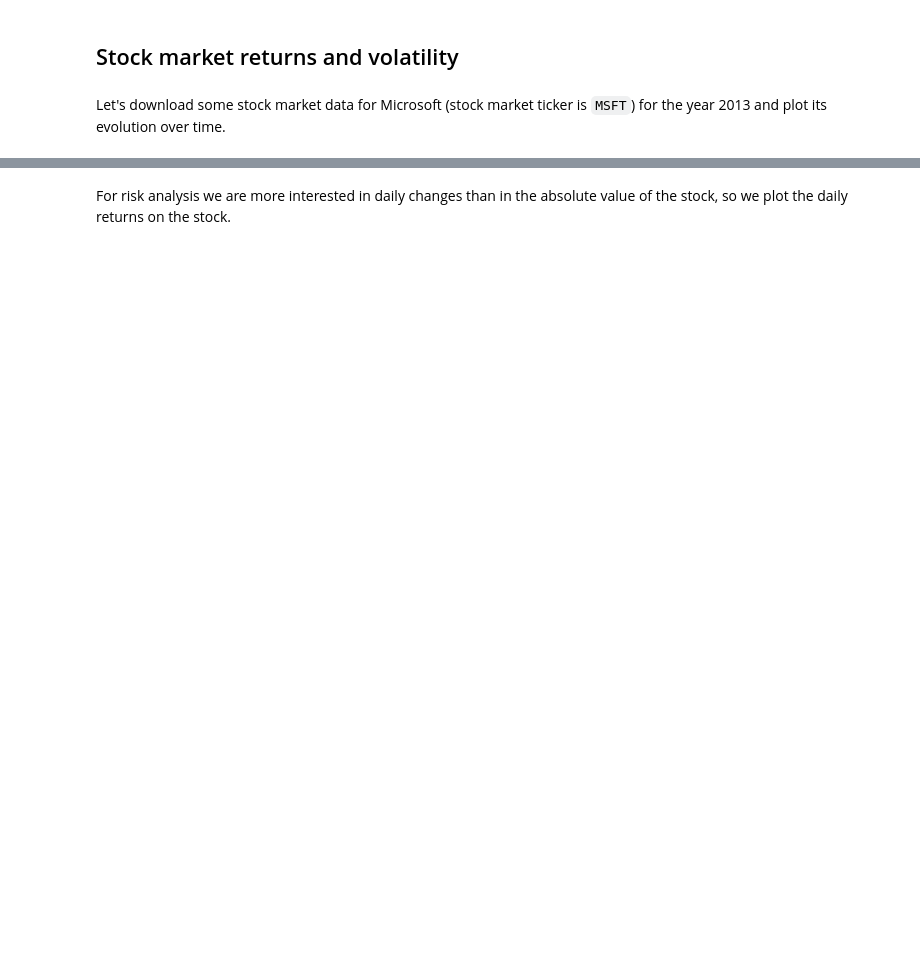
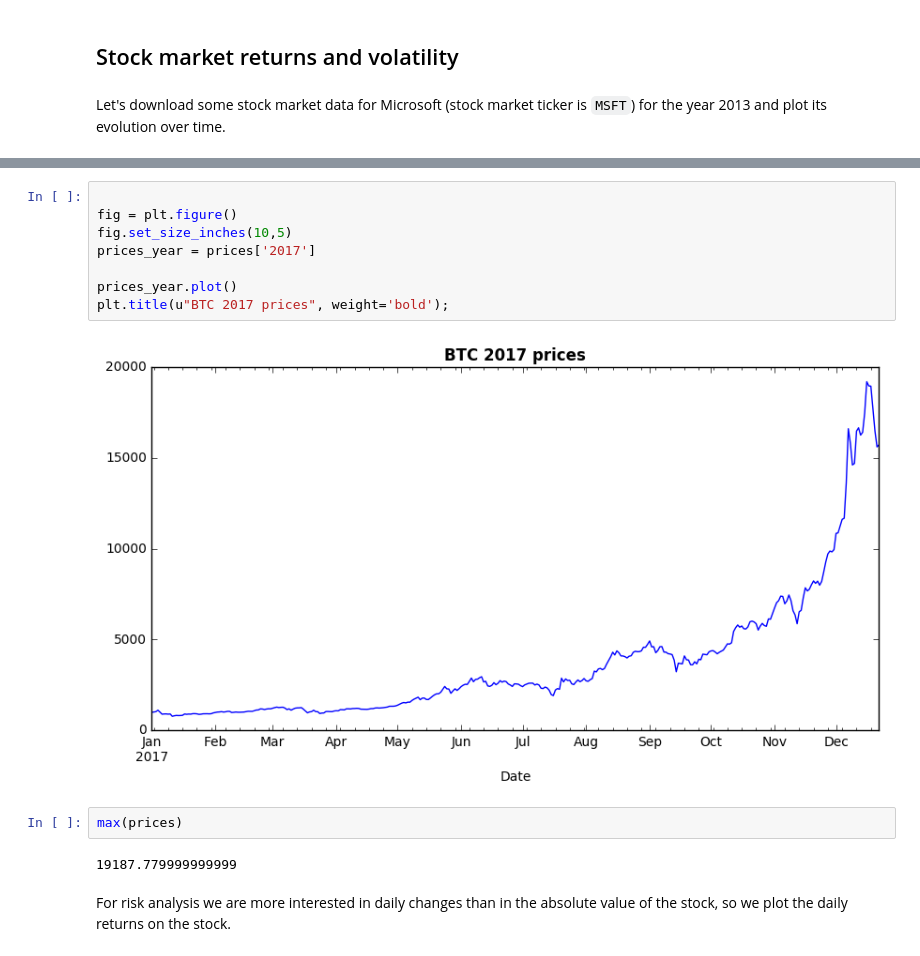
Before and after one commit to jaglima/jupyter_studies, a Jupyter notebook: var_btc.ipynb, the cells around one changed output, grey strips where cells are left out. Cells and saved outputs as stored; diff of their text form; blank space fills up the shorter version.

```diff
--- a/var_btc.ipynb
+++ b/var_btc.ipynb
@@ -42,3 +56,17 @@ plt.title(u"BTC historical prices", weight='bold');
+# %%
+
+fig = plt.figure()
+fig.set_size_inches(10,5)
+prices_year = prices['2017']
+
+prices_year.plot()
+plt.title(u"BTC 2017 prices", weight='bold');
+# %% [output]
+[figure, added]
+# %%
+max(prices)
+# %% [output]
+19187.779999999999
 # %% [markdown]
 For risk analysis we are more interested in daily changes than in the absolute value of the stock, so we plot the daily returns on the stock.
 # %%
```
Also changed, not shown: parts of 5 cells of this notebook, 4 other files.
